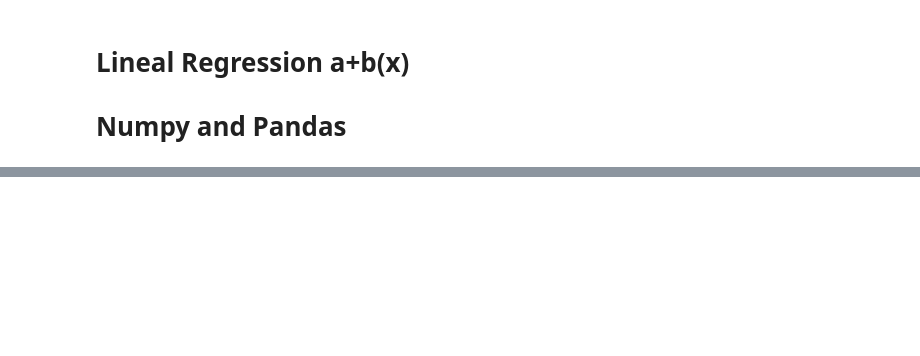
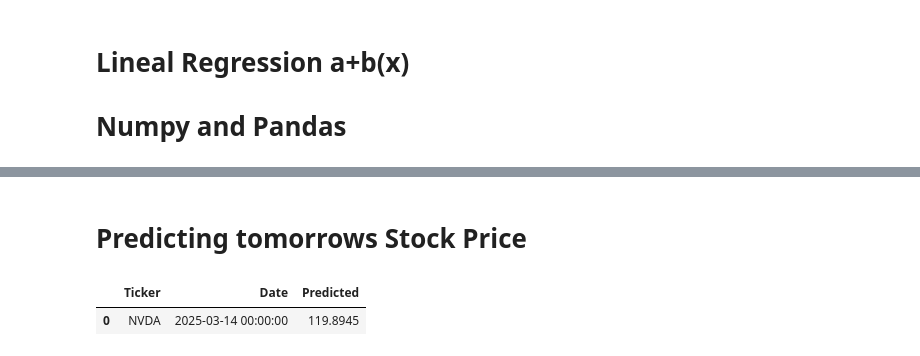
Before and after one commit to W0480628/Stock-Market, a Jupyter notebook: StockMrket.ipynb, the cells around one changed output, grey strips where cells are left out. Drawn from its saved outputs; the diff is of its cells as text; code cells hidden in the pictures; blank space fills up the shorter version.

```diff
--- a/StockMrket.ipynb
+++ b/StockMrket.ipynb
@@ -129,0 +131,21 @@ LinearRegression()
+# %% [markdown]
+# Predicting tomorrows Stock Price
+# %%
+# Y_test.loc[-1] = Y_test.tail(1)
+# df[('Prev Close', 'NVDA')] = df[('Close', 'NVDA')].shift(1)  # Shifted by 1 to use previous day's close to predict today's
+# df.dropna(inplace=True)  # Remove rows with NaN values
+# tomorrow['Date'] = pd.date_range('3/14/2025', periods = 1, freq ='D')
+# tomorrow = pd.concat([Y_test, pd.DataFrame(
+#     [{'Date': pd.Timestamp.today()}])]) # .reset_index(drop=True)
+
+tomorrow = Y_test.tail(1)
+tomorrow.index = pd.MultiIndex.from_tuples([('NVDA', '2025-03-14')], names=['Ticker', 'Date'])
+tomorrowsPrice = model.predict(tomorrow)
+df_pred = pd.DataFrame(tomorrow.values, columns=["Predicted"], index=tomorrow.index)
+df_pred['Predicted'] = tomorrowsPrice
+df_pred = df_pred.reset_index()
+df_pred.loc[:, 'Date'] = pd.to_datetime(df_pred['Date'],format='%Y-%m-%d')
+df_pred
+# %% [output]
+|  | Ticker | Date | Predicted |
+| 0 | NVDA | 2025-03-14 00:00:00 | 119.8945 |
```
Also changed, not shown: parts of 10 cells of this notebook, 2 other files.
